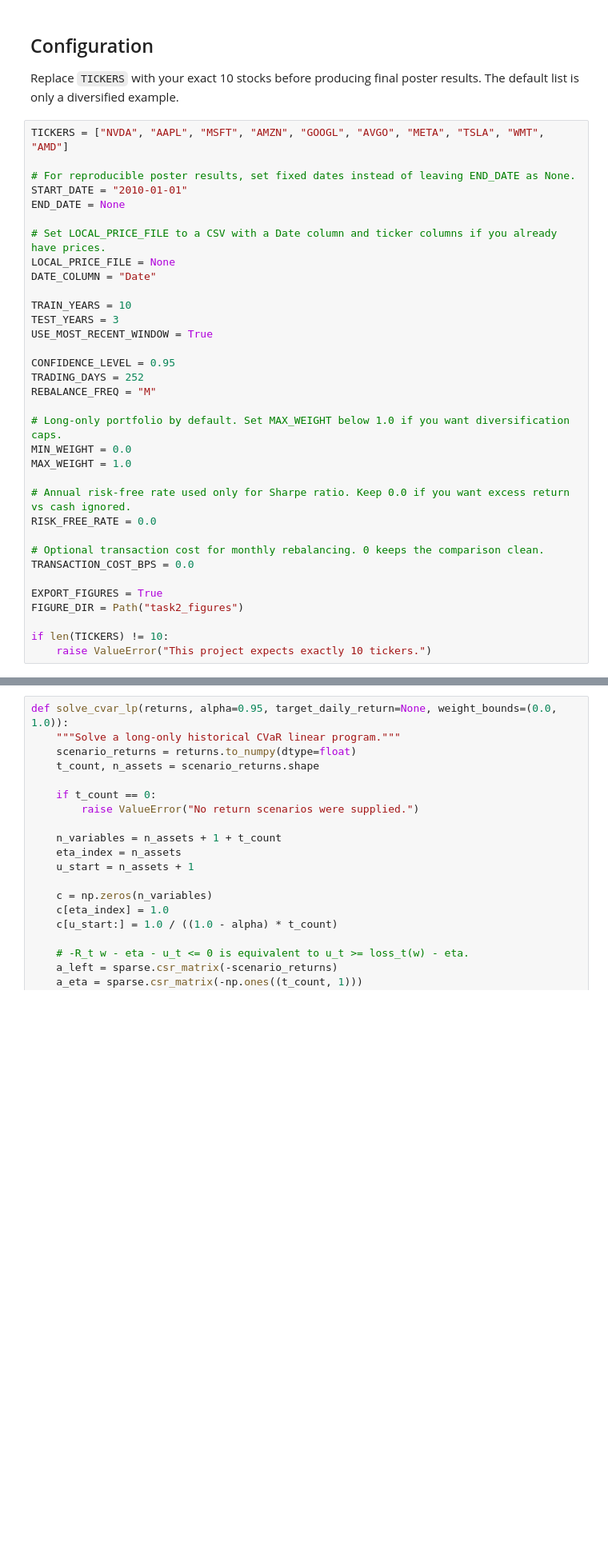
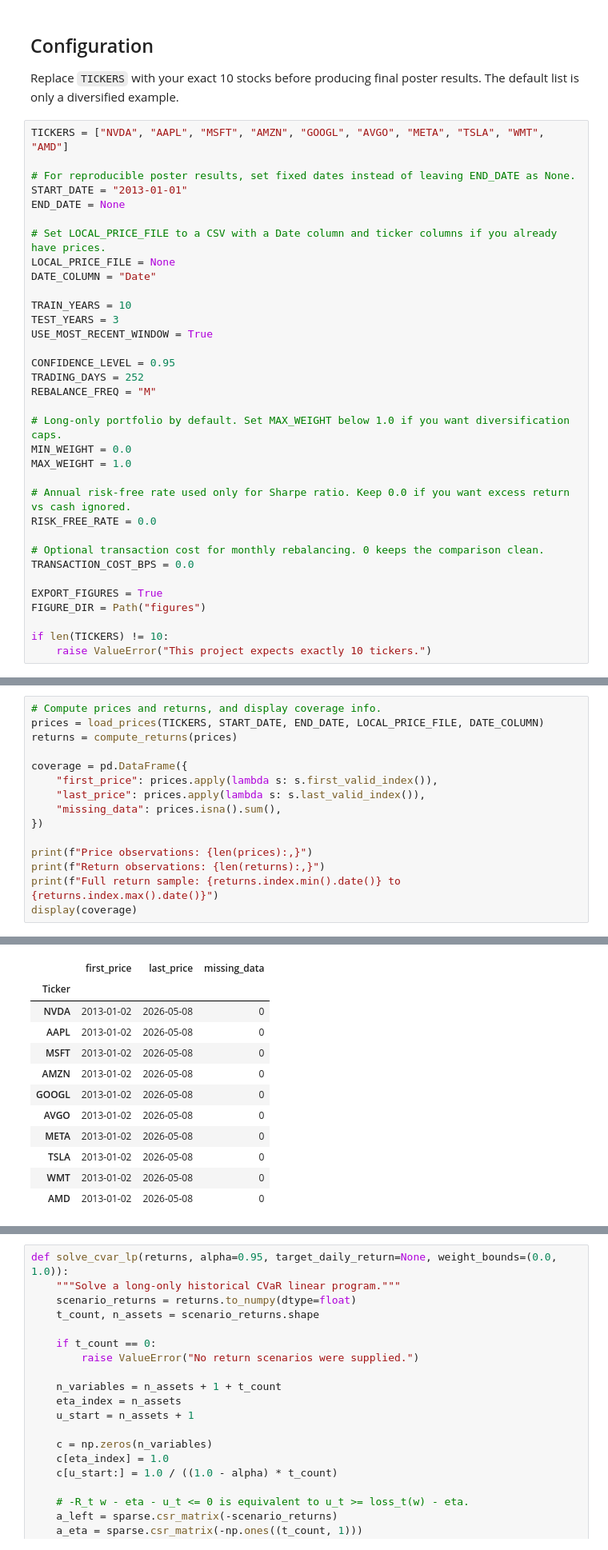
Before and after one commit to JarvisHunter/optimization_final_project, a Jupyter notebook: task2.ipynb, the cells around one changed output, grey strips where cells are left out. Shown at 80% size. Saved outputs shown, nothing was run; the diff lists cells and outputs as text; blank space fills up the shorter version.

Commit message:
finalize eda & figure and notebook

```diff
--- a/task2.ipynb
+++ b/task2.ipynb
@@ -88,7 +56,7 @@ Replace `TICKERS` with your exact 10 stocks before producing final poster result
 TICKERS = ["NVDA", "AAPL", "MSFT", "AMZN", "GOOGL", "AVGO", "META", "TSLA", "WMT", "AMD"]
 
 # For reproducible poster results, set fixed dates instead of leaving END_DATE as None.
-START_DATE = "2010-01-01"
+START_DATE = "2013-01-01"
 END_DATE = None
 
 # Set LOCAL_PRICE_FILE to a CSV with a Date column and ticker columns if you already have prices.
@@ -114,7 +82,7 @@ RISK_FREE_RATE = 0.0
 TRANSACTION_COST_BPS = 0.0
 
 EXPORT_FIGURES = True
-FIGURE_DIR = Path("task2_figures")
+FIGURE_DIR = Path("figures")
 
 if len(TICKERS) != 10:
     raise ValueError("This project expects exactly 10 tickers.")
@@ -195,0 +143,16 @@ Before optimization, we inspect the historical return scenarios. These EDA chart
+# %%
+# Compute prices and returns, and display coverage info.
+prices = load_prices(TICKERS, START_DATE, END_DATE, LOCAL_PRICE_FILE, DATE_COLUMN)
+returns = compute_returns(prices)
+
+coverage = pd.DataFrame({
+    "first_price": prices.apply(lambda s: s.first_valid_index()),
+    "last_price": prices.apply(lambda s: s.last_valid_index()),
+    "missing_data": prices.isna().sum(),
+})
+
+print(f"Price observations: {len(prices):,}")
+print(f"Return observations: {len(returns):,}")
+print(f"Full return sample: {returns.index.min().date()} to {returns.index.max().date()}")
+display(coverage)
+# %% [output]
@@ -195,0 +162,12 @@ Before optimization, we inspect the historical return scenarios. These EDA chart
+|  | first_price | last_price | missing_data |
+| Ticker |  |  |  |
+| NVDA | 2013-01-02 | 2026-05-08 | 0 |
+| AAPL | 2013-01-02 | 2026-05-08 | 0 |
+| MSFT | 2013-01-02 | 2026-05-08 | 0 |
+| AMZN | 2013-01-02 | 2026-05-08 | 0 |
+| GOOGL | 2013-01-02 | 2026-05-08 | 0 |
+| AVGO | 2013-01-02 | 2026-05-08 | 0 |
+| META | 2013-01-02 | 2026-05-08 | 0 |
+| TSLA | 2013-01-02 | 2026-05-08 | 0 |
+| WMT | 2013-01-02 | 2026-05-08 | 0 |
+| AMD | 2013-01-02 | 2026-05-08 | 0 |
```
Also changed, not shown: parts of 28 cells of this notebook.
